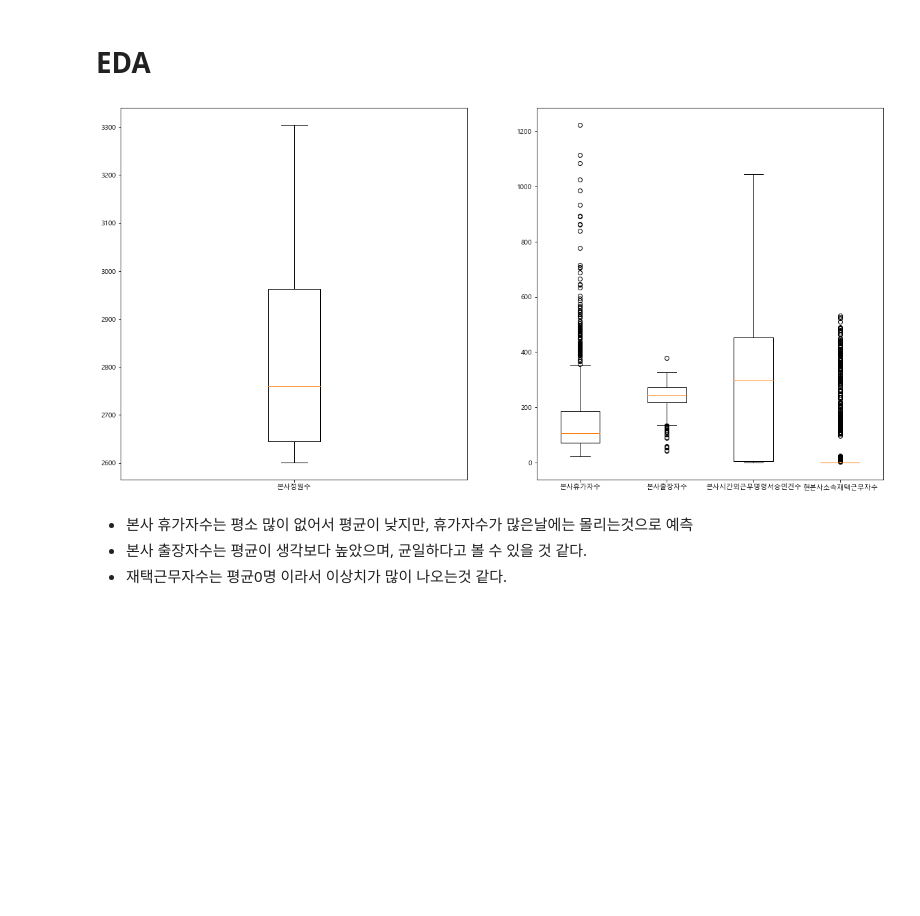
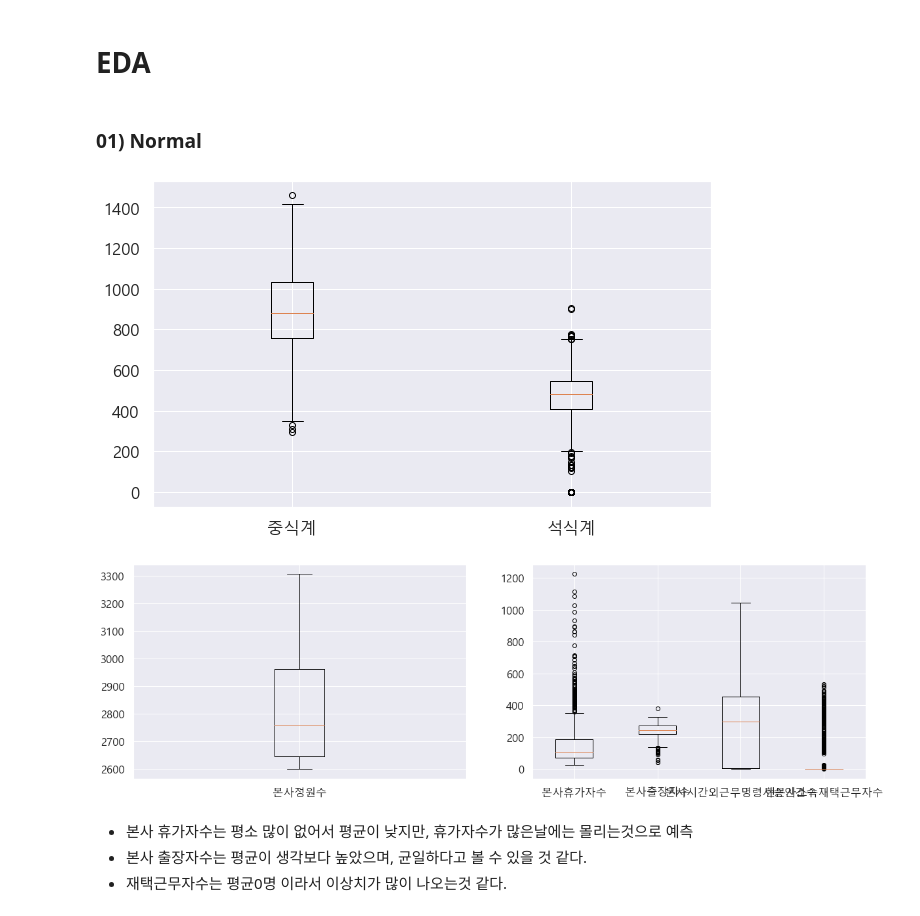
Before and after one commit to Yeony54/AI_Study_Notes, a Jupyter notebook: Machine Learning/02_Predict_Food_Demand/Predict_Food_Demand_EDA.ipynb, the cells around one changed output. Saved outputs shown, nothing was run; the diff lists cells and outputs as text; code cells hidden in the pictures; blank space fills up the shorter version.

```diff
--- a/Machine Learning/02_Predict_Food_Demand/Predict_Food_Demand_EDA.ipynb
+++ b/Machine Learning/02_Predict_Food_Demand/Predict_Food_Demand_EDA.ipynb
@@ -9,6 +9,10 @@ from matplotlib import rc
 import warnings
 import numpy as np
 import pandas as pd
+
+import seaborn as sns
+plt.style.use('seaborn')
+sns.set(font_scale=1.5)
 
 # warning 출력 ignore
 warnings.filterwarnings(action='ignore')
@@ -133,17 +142,32 @@ df_train[df_train['석식계'] == 0 ]
 # %% [markdown]
 # EDA
+# %% [markdown]
+### 01) Normal
+# %%
+# 중식계, 석식계
+
+fig = plt.figure(figsize=(10,6))
+
+ax = fig.add_subplot(1,1,1)
+ax.boxplot(df_train[['중식계', '석식계']],
+           labels = ['중식계', '석식계'])
+plt.show()
+# %% [output]
+[figure, added]
 # %%
-fig = plt.figure(figsize=(20,10))
+# ['본사정원수', '본사휴가자수', '본사출장자수', '본사시간외근무명령서승인건수','현본사소속재택근무자수']
+
+fig = plt.figure(figsize=(20,6))
 
 ax1 = fig.add_subplot(1,2,1)
 ax2 = fig.add_subplot(1,2,2)
 ax1.boxplot(df_train['본사정원수'],
              labels = ['본사정원수'])
 ax2.boxplot(df_train[['본사휴가자수', '본사출장자수', '본사시간외근무명령서승인건수','현본사소속재택근무자수']],
             labels = ['본사휴가자수', '본사출장자수', '본사시간외근무명령서승인건수','현본사소속재택근무자수'])
 plt.show()
 # %% [output]
-[figure, old version]
+[figure, new version]
 # %% [markdown]
 - 본사 휴가자수는 평소 많이 없어서 평균이 낮지만, 휴가자수가 많은날에는 몰리는것으로 예측
 - 본사 출장자수는 평균이 생각보다 높았으며, 균일하다고 볼 수 있을 것 같다.
```
Also changed, not shown: parts of 59 cells of this notebook, 2 other files.
